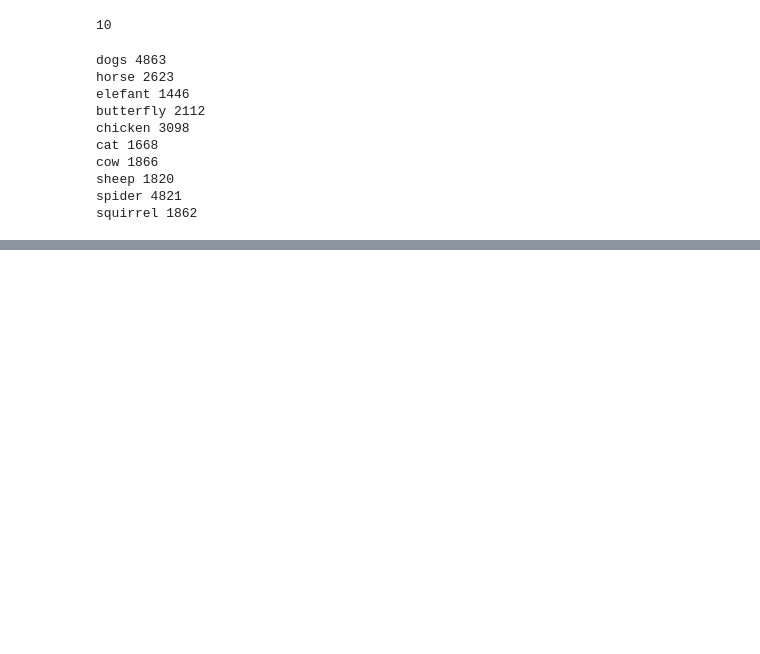
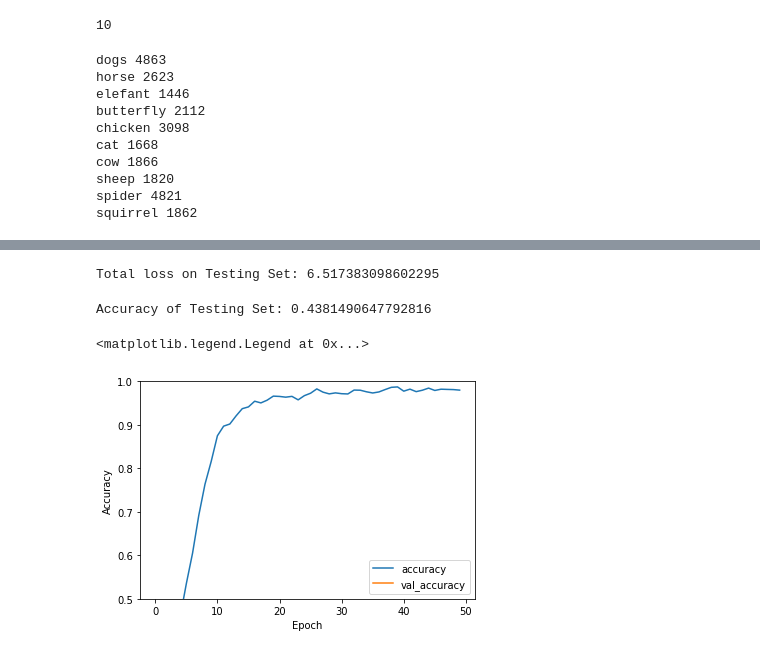
Before and after one commit to Jenishhd/DL_Project, a Jupyter notebook: DL_Animals_Model_Chloe.ipynb, the cells around one changed output, grey strips where cells are left out. Cells and saved outputs as stored; diff of their text form; code cells hidden in the pictures; blank space fills up the shorter version.

```diff
--- a/DL_Animals_Model_Chloe.ipynb
+++ b/DL_Animals_Model_Chloe.ipynb
@@ -80,0 +244,4 @@ for i in classes:
+# %%
+X_train, X_valid = X_train_full[:-2000], X_train_full[-2000:] #take last 5000 elements for validation (slicing)
+y_train, y_valid = y_train_full[:-2000], y_train_full[-2000:] #^
+X_test = X_test
@@ -80,0 +276,16 @@ for i in classes:
+# %%
+cnn = tf.keras.models.Sequential() #initializing the CNN
+cnn.add(tf.keras.layers.Conv2D(filters=64, kernel_size=7, activation="relu", padding = "same", input_shape=[128, 128, 3])) #Convolution 1
+cnn.add(tf.keras.layers.MaxPool2D(pool_size=2, strides=2)) #Pooling 1
+cnn.add(tf.keras.layers.Conv2D(filters=128, kernel_size=3, activation="relu", padding = "same")) #Convolution 2
+cnn.add(tf.keras.layers.Conv2D(filters=128, kernel_size=3, activation="relu", padding = "same")) #Convolution 3
+cnn.add(tf.keras.layers.MaxPool2D(pool_size=2, strides=2)) #Pooling 2
+cnn.add(tf.keras.layers.Conv2D(filters=256, kernel_size=3, activation="relu", padding = "same")) #Convolution 4
+cnn.add(tf.keras.layers.Conv2D(filters=256, kernel_size=3, activation="relu", padding = "same")) #Convolution 5
+cnn.add(tf.keras.layers.MaxPool2D(pool_size=2, strides=2)) #Pooling 3
+cnn.add(tf.keras.layers.Flatten()) #Flaterning
+cnn.add(tf.keras.layers.Dense(units=128, activation="relu"))#Full Connection1
+tf.keras.layers.Dropout(0.5)
+cnn.add(tf.keras.layers.Dense(units=64, activation="relu"))#Full Connection2
+tf.keras.layers.Dropout(0.5)
+cnn.add(tf.keras.layers.Dense(units= 10, activation= "softmax"))#Output layer
@@ -80,0 +312,6 @@ for i in classes:
+# %%
+cnn.compile(loss="sparse_categorical_crossentropy",
+              optimizer="adam",
+              metrics=["accuracy"])
+# %%
+history = cnn.fit(X_train, y_train, batch_size = 100, epochs=50, validation_data=(X_valid, y_valid)) #try 100 epochs? less than 10 is too small
@@ -80,0 +342,18 @@ for i in classes:
+# %%
+print('Total loss on Testing Set:', score[0])
+# %% [output]
+Total loss on Testing Set: 6.517383098602295
+# %%
+print('Accuracy of Testing Set:', score[1])
+# %% [output]
+Accuracy of Testing Set: 0.4381490647792816
+# %%
+plt.plot(history.history['accuracy'], label='accuracy')
+plt.plot(history.history['val_accuracy'], label = 'val_accuracy')
+plt.xlabel('Epoch')
+plt.ylabel('Accuracy')
+plt.ylim([0.5, 1])
+plt.legend(loc='lower right')
+# %% [output]
+<matplotlib.legend.Legend at 0x...>
+[figure, added]
```
Also changed, not shown: parts of 24 cells of this notebook.
